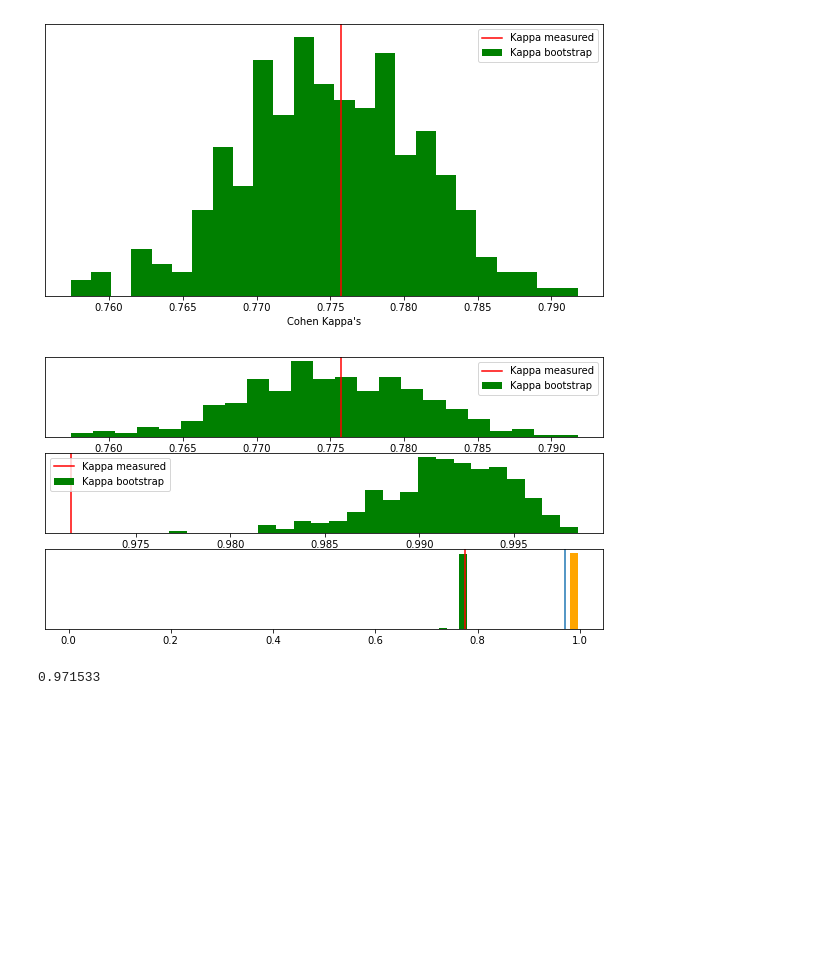
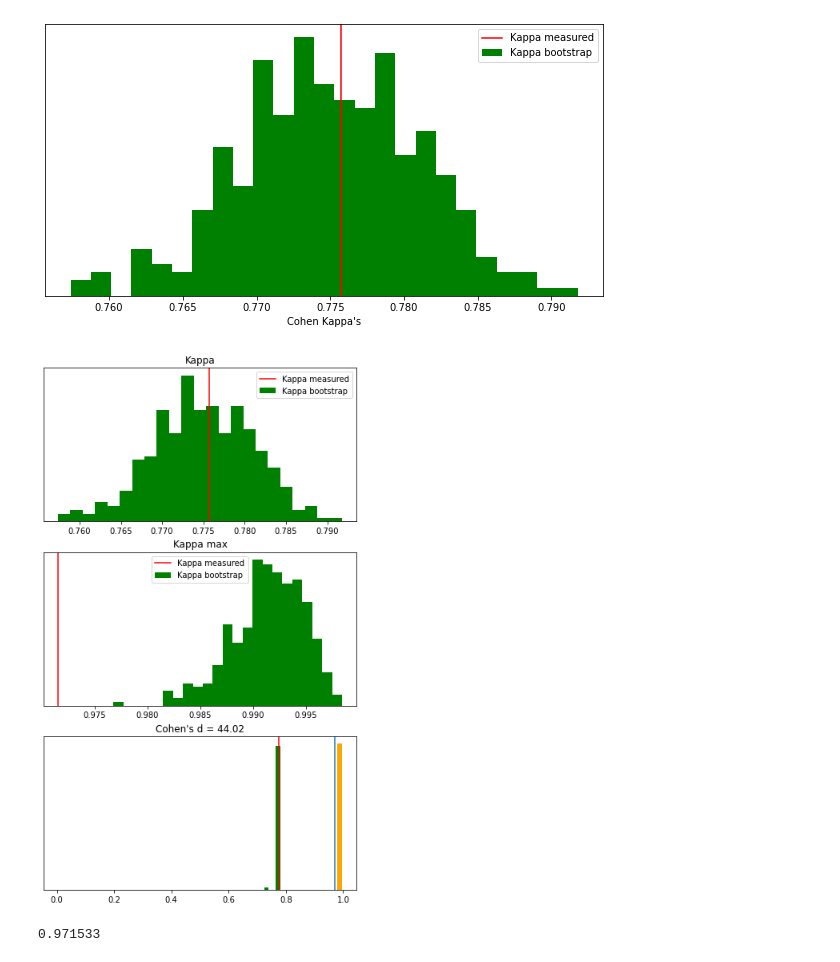
Before and after one commit to EthoWatcher/Reliability, a Jupyter notebook: Agreement/src/relatorio/gerando_imagem.ipynb, the cells around one changed output. Cells and saved outputs as stored; diff of their text form; code cells hidden in the pictures; blank space fills up the shorter version.

Commit message:
Arrumando as imagens

```diff
--- a/Agreement/src/relatorio/gerando_imagem.ipynb
+++ b/Agreement/src/relatorio/gerando_imagem.ipynb
@@ -6,8 +6,8 @@ import numpy as np
 # %%
 import escreve_xlsx as es
 # %%
-path = "C:\\saida_teste\\relatorio_json_atualizado.xlsx"
-# path = "C:\\saida_teste\\dados_reais_2kamostras.xlsx"
+# path = "C:\\saida_teste\\relatorio_json_atualizado.xlsx"
+path = "C:\\saida_teste\\dados_reais_2kamostras.xlsx"
 
 with open(path + ".txt", 'r') as file:
     text = file.read()
@@ -15,4 +15,4 @@ with open(path + ".txt", 'r') as file:
 text = text.replace("\'", "\"")
 text = text.replace("nan", "\"nan\"")
 data = json.loads(text)
-data
+# data
@@ -184,35 +241,52 @@ plt.show()
 [figure]
 # %%
 fig, axs = plt.subplots(3)
+fig.set_size_inches(7, 12)
 axs[0].tick_params(left = False, labelleft = False)
 axs[1].tick_params(left = False, labelleft = False)
 axs[2].tick_params(left = False, labelleft = False)
 num_bins = 23
 
 H1 = dt['kappa']
 S1 = dt_max['kappa']
 
 axs[0].hist([H1], bins=num_bins, align=('mid'), color=['green'], label=['Kappa bootstrap'])
 axs[1].hist([S1], bins=num_bins, align=('mid'), color=['green'], label=['Kappa bootstrap'])
 axs[2].hist([H1,S1], bins=25, range=(0,1), align=('mid'), color=['green', 'orange'], label=['Kappa bootstrap', 'Kappa max bootstrap'])
 
 # n, bins, patches = plt.hist(dt['kappa'], num_bins, facecolor='blue', alpha=0.5, label="Bootstrap ")
 
 # n, bins, patches = plt.hist(dt_max['kappa'], num_bins, facecolor='red', alpha=0.5 label="Bootstrap max")
 
 axs[0].axvline(x=data['medido']["catalogo_var"]['kappa'], label="Kappa measured", color='red')
 axs[1].axvline(x=data['medido']["catalogo_var_max"]['kappa'], label="Kappa measured", color='red')
 
 axs[2].axvline(x=data['medido']["catalogo_var"]['kappa'], label="Kappa measured", color='red')
 axs[2].axvline(x=data['medido']["catalogo_var_max"]['kappa'], label="Kappa max")
 # plt.axvline(x=data['medido']["catalogo_var_max"]['kappa'], label="Kappa max")
 # axs[0].xlabel("Cohen Kappa's")
 # Function add a legend
+
+axs[0].set_title("Kappa")
+axs[1].set_title("Kappa max")
+
+
+d = es.get_d_cohen(H1, S1)
+axs[2].set_title("Cohen's d = {:.2f}".format(d))
+
+
+
+# text = axs[2].text(1, 1, "d = {:.2f}".format(d))
+# text.set_position((0, 5))
+
+
+
+
 axs[0].legend()
 axs[1].legend()
 plt.show()
 # %% [output]
-[figure, old version]
+[figure, new version]
 # %%
 data['medido']["catalogo_var_max"]['kappa']
 # %% [output]
```
Also changed, not shown: parts of 20 cells of this notebook.
